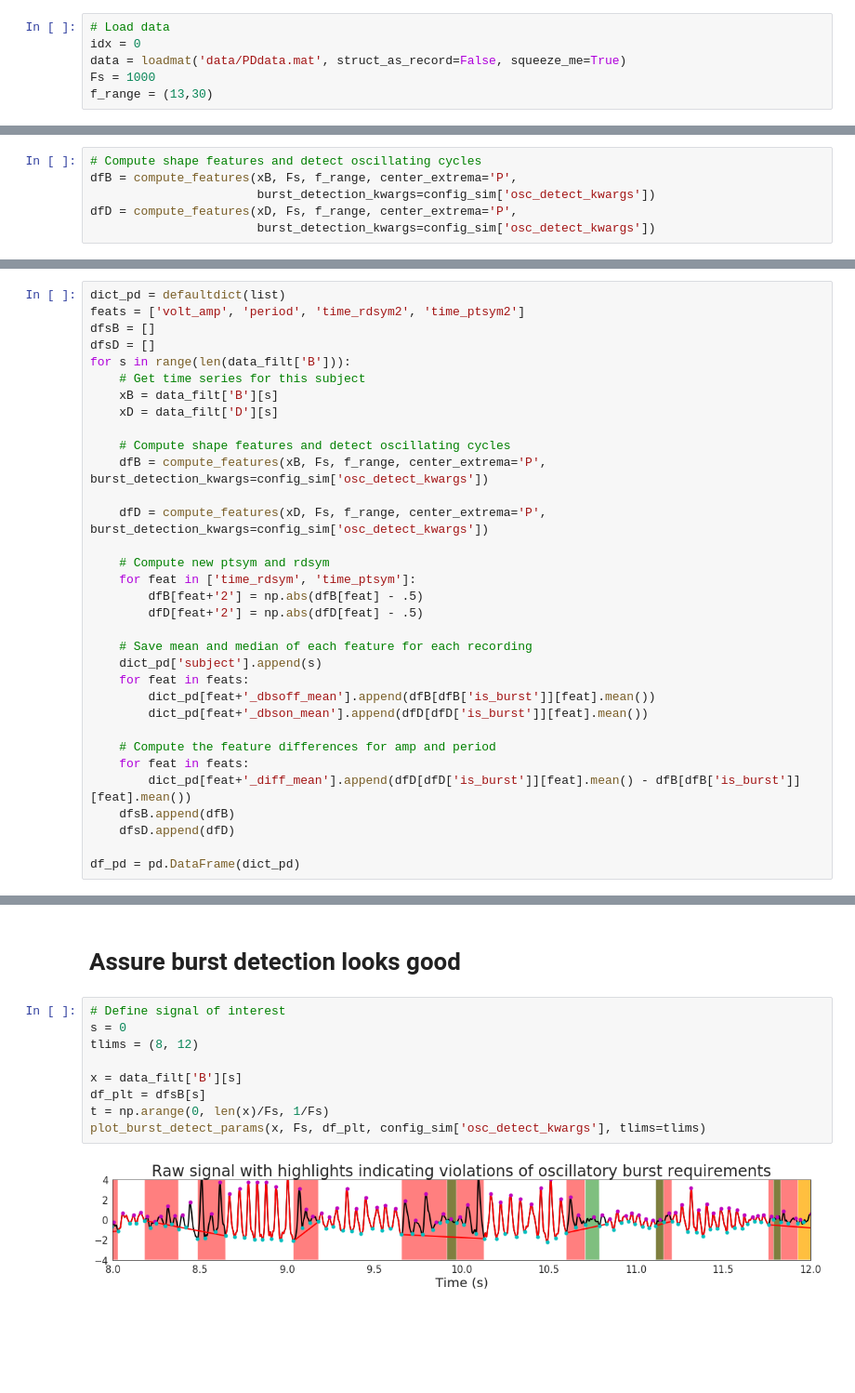
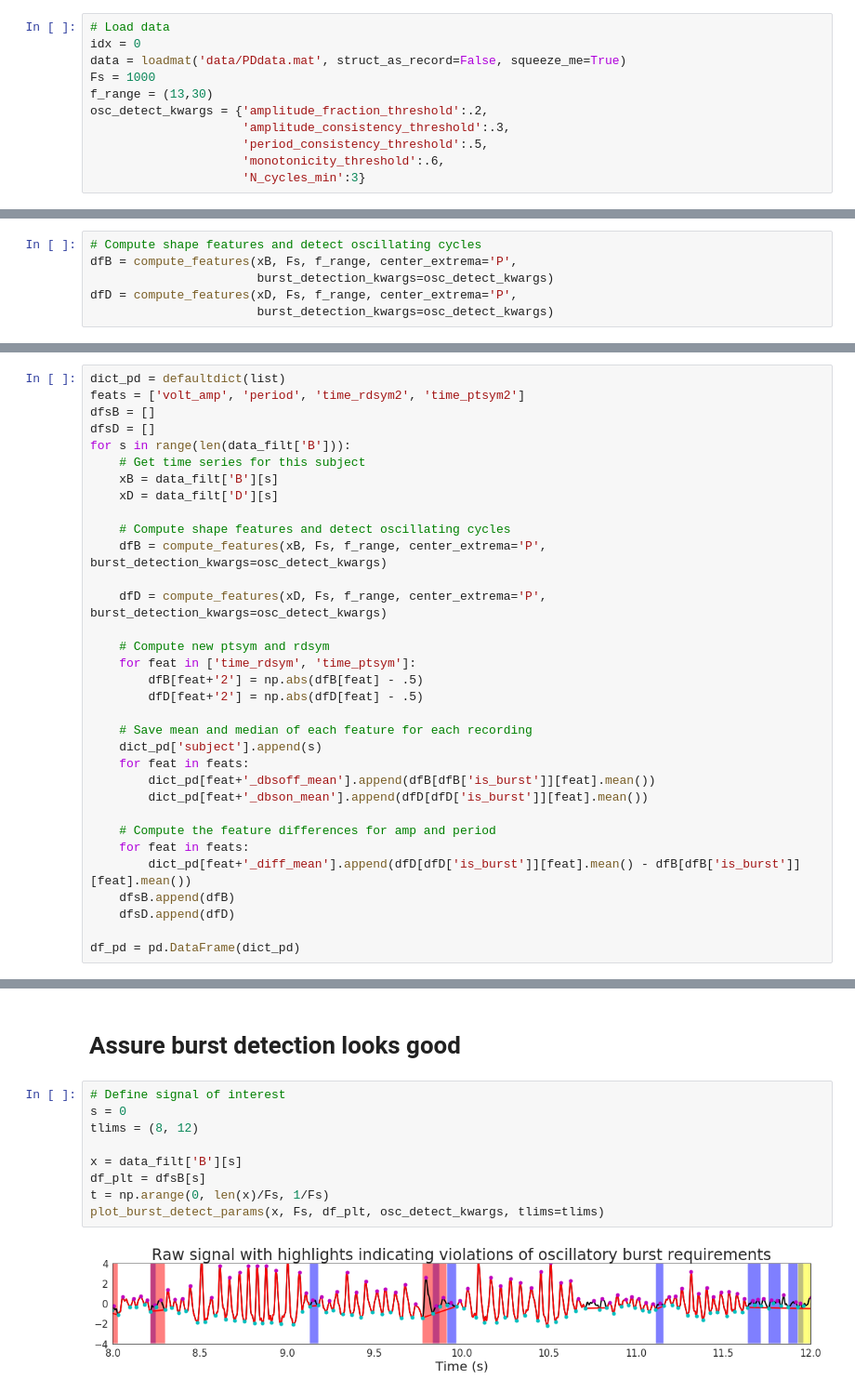
Before and after one commit to voytekresearch/Cole_2018_cyclebycycle, a Jupyter notebook: Figure6_Motor cortical beta.ipynb, the cells around one changed output, grey strips where cells are left out. Shown at 93% size. Cells and saved outputs as stored; diff of their text form; blank space fills up the shorter version.

```diff
--- a/Figure6_Motor cortical beta.ipynb
+++ b/Figure6_Motor cortical beta.ipynb
@@ -24,6 +24,11 @@ idx = 0
 data = loadmat('data/PDdata.mat', struct_as_record=False, squeeze_me=True)
 Fs = 1000
 f_range = (13,30)
+osc_detect_kwargs = {'amplitude_fraction_threshold':.2,
+                     'amplitude_consistency_threshold':.3,
+                     'period_consistency_threshold':.5,
+                     'monotonicity_threshold':.6,
+                     'N_cycles_min':3}
 # %%
 data_filt = defaultdict(list)
 f_lowpass = 80
@@ -69,9 +74,9 @@ plt.savefig('figs/6B_onDBS_time_series.png', bbox_inches='tight')
 # %%
 # Compute shape features and detect oscillating cycles
 dfB = compute_features(xB, Fs, f_range, center_extrema='P',
-                       burst_detection_kwargs=config_sim['osc_detect_kwargs'])
+                       burst_detection_kwargs=osc_detect_kwargs)
 dfD = compute_features(xD, Fs, f_range, center_extrema='P',
-                       burst_detection_kwargs=config_sim['osc_detect_kwargs'])
+                       burst_detection_kwargs=osc_detect_kwargs)
 # %%
 # Make distributions of features, comparing DBS condition
 feat_names = {'volt_amp': 'Amplitude ($\mu V$)',
@@ -116,9 +121,9 @@ for s in range(len(data_filt['B'])):
     xD = data_filt['D'][s]
 
     # Compute shape features and detect oscillating cycles
-    dfB = compute_features(xB, Fs, f_range, center_extrema='P', burst_detection_kwargs=config_sim['osc_detect_kwargs'])
+    dfB = compute_features(xB, Fs, f_range, center_extrema='P', burst_detection_kwargs=osc_detect_kwargs)
 
-    dfD = compute_features(xD, Fs, f_range, center_extrema='P', burst_detection_kwargs=config_sim['osc_detect_kwargs'])
+    dfD = compute_features(xD, Fs, f_range, center_extrema='P', burst_detection_kwargs=osc_detect_kwargs)
 
     # Compute new ptsym and rdsym
     for feat in ['time_rdsym', 'time_ptsym']:
@@ -167,11 +172,11 @@ DBS on vs. DBS off, time_ptsym2_diff_mean WilcoxonResult(statistic=71.0, pvalue=
 # %%
 # Define signal of interest
 s = 0
 tlims = (8, 12)
 
 x = data_filt['B'][s]
 df_plt = dfsB[s]
 t = np.arange(0, len(x)/Fs, 1/Fs)
-plot_burst_detect_params(x, Fs, df_plt, config_sim['osc_detect_kwargs'], tlims=tlims)
+plot_burst_detect_params(x, Fs, df_plt, osc_detect_kwargs, tlims=tlims)
 # %% [output]
-[figure, old version]
+[figure, new version]
```
Also changed, not shown: parts of 4 cells of this notebook, 7 other files.
